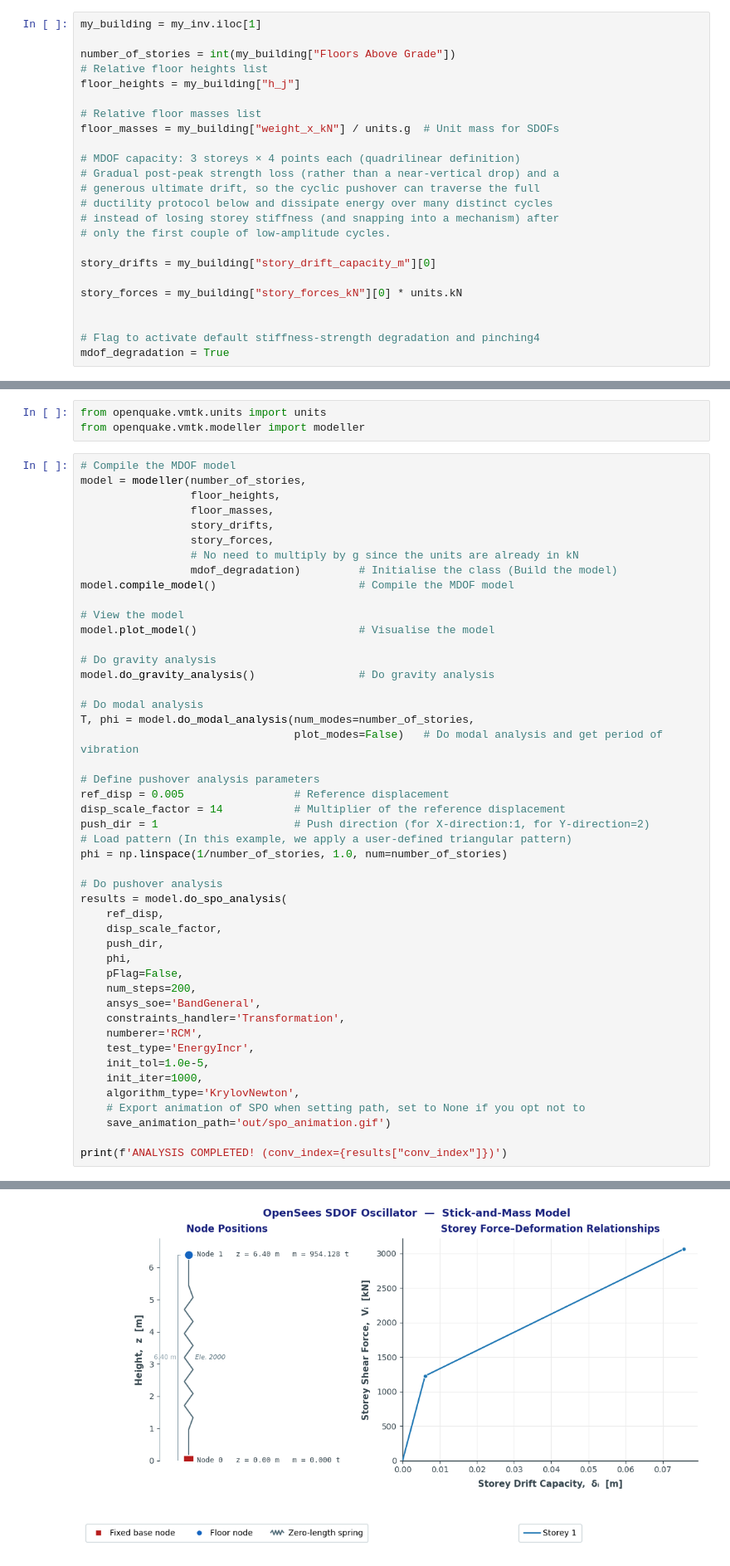
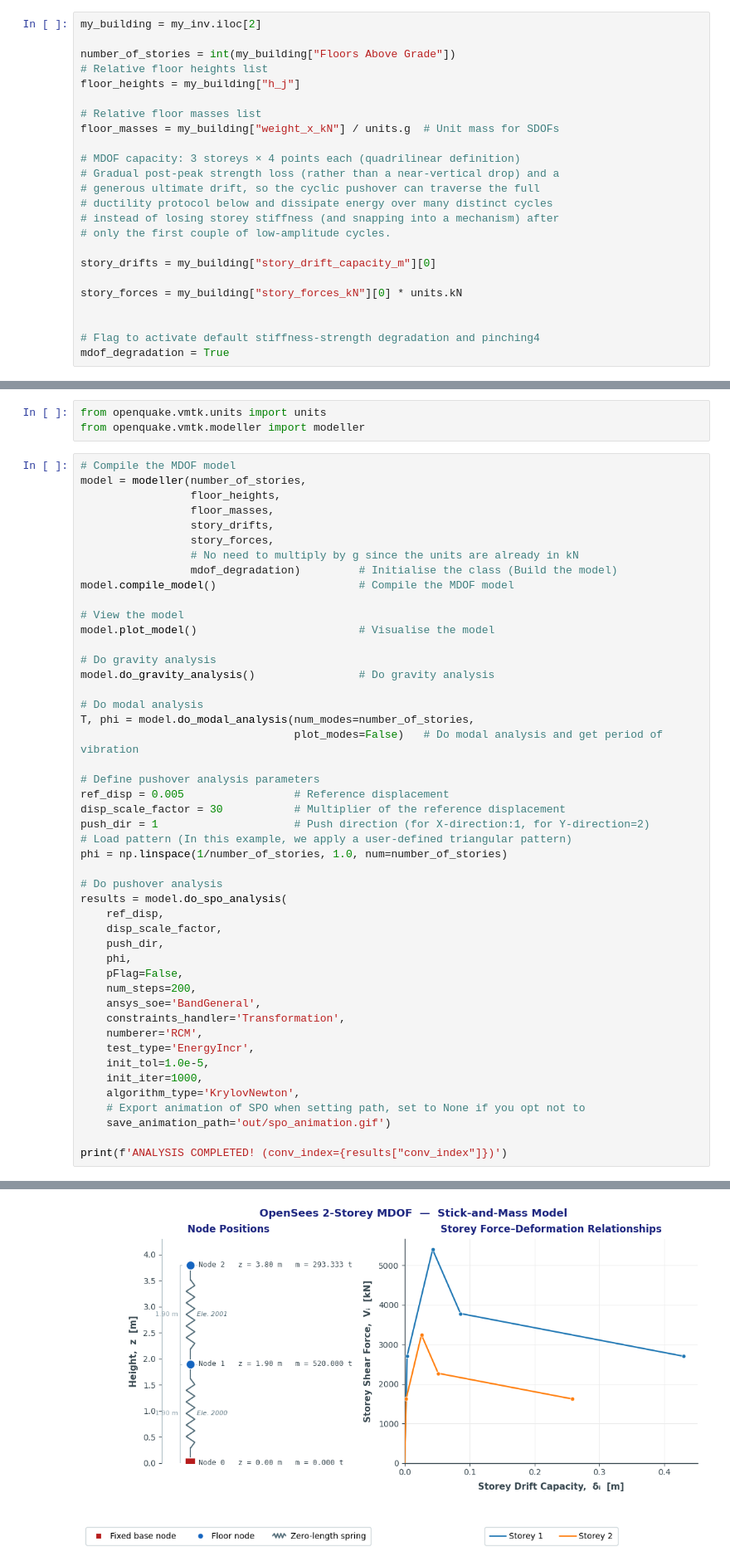
Before and after one commit to hgp297/oq-vmtk, a Jupyter notebook: demos/cov_refm/cov_workshop.ipynb, the cells around one changed output, grey strips where cells are left out. Shown at 83% size. Saved outputs shown, nothing was run; the diff lists cells and outputs as text.

```diff
--- a/demos/cov_refm/cov_workshop.ipynb
+++ b/demos/cov_refm/cov_workshop.ipynb
@@ -329,7 +339,7 @@ OpenQuake's capacity models (Hazus and GEM) are available at https://docs.openqu
 # %% [markdown]
 ### Get properties of sample building
 # %%
-my_building = my_inv.iloc[1]
+my_building = my_inv.iloc[2]
 
 number_of_stories = int(my_building["Floors Above Grade"])
 # Relative floor heights list
@@ -380,7 +390,7 @@ T, phi = model.do_modal_analysis(num_modes=number_of_stories,
 
 # Define pushover analysis parameters
 ref_disp = 0.005                 # Reference displacement
-disp_scale_factor = 14           # Multiplier of the reference displacement
+disp_scale_factor = 30           # Multiplier of the reference displacement
 push_dir = 1                     # Push direction (for X-direction:1, for Y-direction=2)
 # Load pattern (In this example, we apply a user-defined triangular pattern)
 phi = np.linspace(1/number_of_stories, 1.0, num=number_of_stories)
@@ -409,4 +420,4 @@ WARNING ZeroLength::setDomain(): Element 2000 has L= 6.4, which is greater than
-[figure, old version]
+[figure, new version]
 ~~~~~~~ ANALYSIS SUCCESSFUL! ~~~~~~~~~
 Saving SPO animation (41 frames) to: out/spo_animation.gif
 ANALYSIS COMPLETED! (conv_index=0)
```
Also changed, not shown: parts of 9 cells of this notebook, 1 other file.
